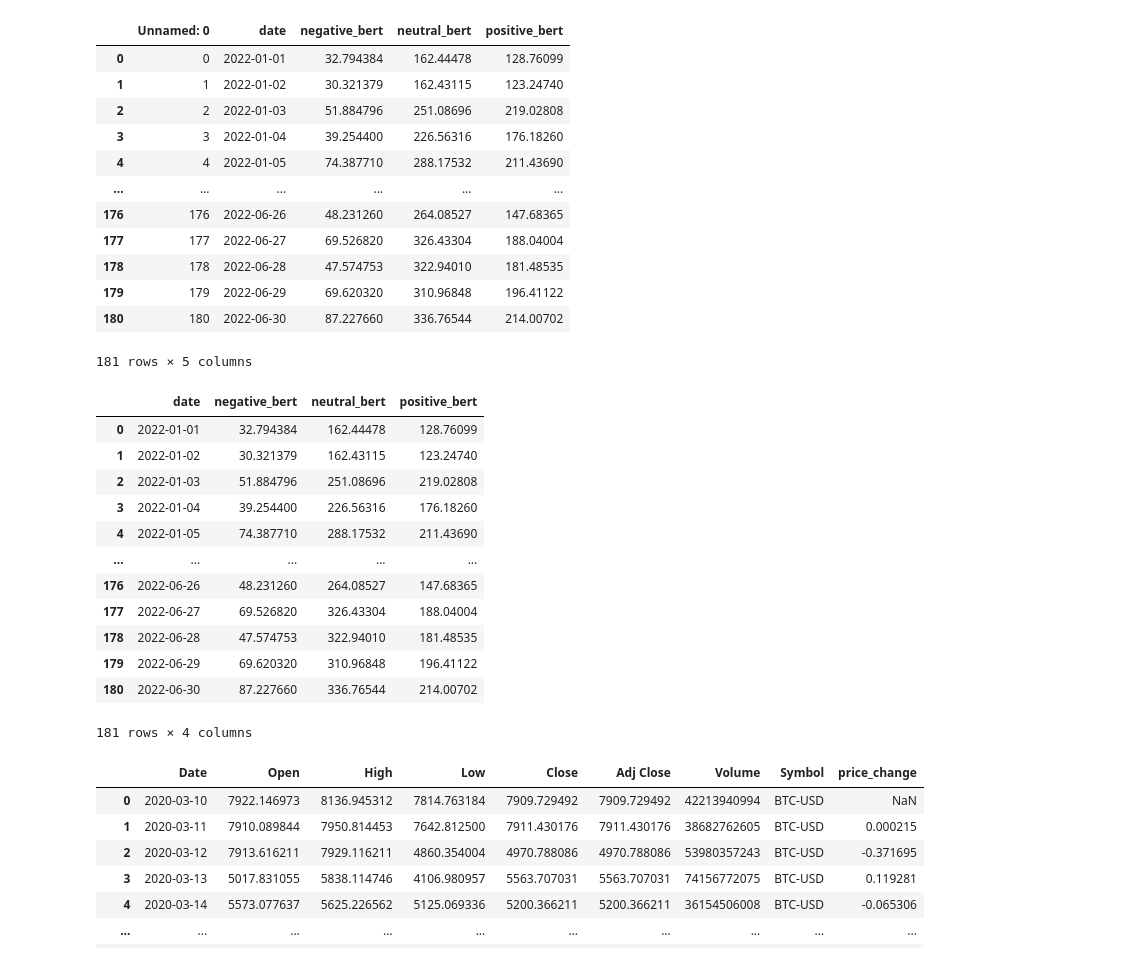
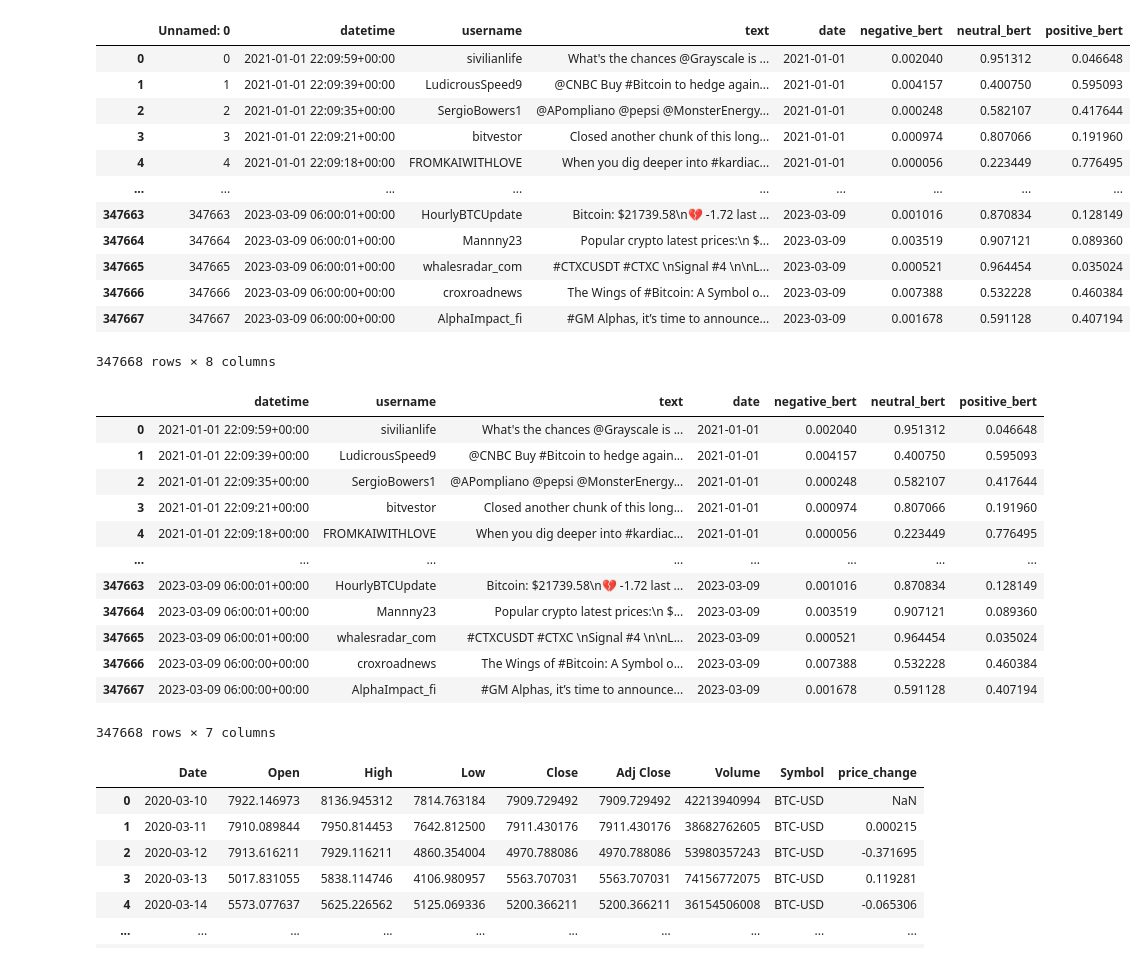
Before and after one commit to giadapi/crypto, a Jupyter notebook: trading_strategies-day2.ipynb, the cells around one changed output. Cells and saved outputs as stored; diff of their text form; code cells hidden in the pictures.

```diff
--- a/trading_strategies-day2.ipynb
+++ b/trading_strategies-day2.ipynb
@@ -20,38 +20,38 @@ pd.read_csv('raw_data/Usernames - Sheet1.csv')
 # %%
-raw_df = pd.read_csv('raw_data/2022-01-01_2022-06-30_twitter_transferlearning.csv')
+raw_df = pd.read_csv('raw_data/cleaned_tweets_without_dupes_120323.csv',lineterminator='\n')
 # raw_df = pd.read_csv('raw_data/raw_tweets_without_dupes_120323.csv', lineterminator='\n')
 raw_df
 # %% [output]
-|  | Unnamed: 0 | date | negative_bert | neutral_bert | positive_bert |
-| 0 | 0 | 2022-01-01 | 32.794384 | 162.44478 | 128.76099 |
-| 1 | 1 | 2022-01-02 | 30.321379 | 162.43115 | 123.24740 |
-| 2 | 2 | 2022-01-03 | 51.884796 | 251.08696 | 219.02808 |
-| 3 | 3 | 2022-01-04 | 39.254400 | 226.56316 | 176.18260 |
-| 4 | 4 | 2022-01-05 | 74.387710 | 288.17532 | 211.43690 |
-| ... | ... | ... | ... | ... | ... |
-| 176 | 176 | 2022-06-26 | 48.231260 | 264.08527 | 147.68365 |
-| 177 | 177 | 2022-06-27 | 69.526820 | 326.43304 | 188.04004 |
-| 178 | 178 | 2022-06-28 | 47.574753 | 322.94010 | 181.48535 |
-| 179 | 179 | 2022-06-29 | 69.620320 | 310.96848 | 196.41122 |
-| 180 | 180 | 2022-06-30 | 87.227660 | 336.76544 | 214.00702 |
+|  | Unnamed: 0 | datetime | username | text | date | negative_bert | neutral_bert | positive_bert |
+| 0 | 0 | 2021-01-01 22:09:59+00:00 | sivilianlife | What's the chances @Grayscale is ... | 2021-01-01 | 0.002040 | 0.951312 | 0.046648 |
+| 1 | 1 | 2021-01-01 22:09:39+00:00 | LudicrousSpeed9 | @CNBC Buy #Bitcoin to hedge again... | 2021-01-01 | 0.004157 | 0.400750 | 0.595093 |
+| 2 | 2 | 2021-01-01 22:09:35+00:00 | SergioBowers1 | @APompliano @pepsi @MonsterEnergy... | 2021-01-01 | 0.000248 | 0.582107 | 0.417644 |
+| 3 | 3 | 2021-01-01 22:09:21+00:00 | bitvestor | Closed another chunk of this long... | 2021-01-01 | 0.000974 | 0.807066 | 0.191960 |
+| 4 | 4 | 2021-01-01 22:09:18+00:00 | FROMKAIWITHLOVE | When you dig deeper into #kardiac... | 2021-01-01 | 0.000056 | 0.223449 | 0.776495 |
+| ... | ... | ... | ... | ... | ... | ... | ... | ... |
+| 347663 | 347663 | 2023-03-09 06:00:01+00:00 | HourlyBTCUpdate | Bitcoin: $21739.58\n💔 -1.72 last ... | 2023-03-09 | 0.001016 | 0.870834 | 0.128149 |
+| 347664 | 347664 | 2023-03-09 06:00:01+00:00 | Mannny23 | Popular crypto latest prices:\n $... | 2023-03-09 | 0.003519 | 0.907121 | 0.089360 |
+| 347665 | 347665 | 2023-03-09 06:00:01+00:00 | whalesradar_com | #CTXCUSDT #CTXC \nSignal #4 \n\nL... | 2023-03-09 | 0.000521 | 0.964454 | 0.035024 |
+| 347666 | 347666 | 2023-03-09 06:00:00+00:00 | croxroadnews | The Wings of #Bitcoin: A Symbol o... | 2023-03-09 | 0.007388 | 0.532228 | 0.460384 |
+| 347667 | 347667 | 2023-03-09 06:00:00+00:00 | AlphaImpact_fi | #GM Alphas, it’s time to announce... | 2023-03-09 | 0.001678 | 0.591128 | 0.407194 |
-181 rows × 5 columns
+347668 rows × 8 columns
 # %%
 df = raw_df.drop('Unnamed: 0',axis=1)
 df
 # %% [output]
-|  | date | negative_bert | neutral_bert | positive_bert |
-| 0 | 2022-01-01 | 32.794384 | 162.44478 | 128.76099 |
-| 1 | 2022-01-02 | 30.321379 | 162.43115 | 123.24740 |
-| 2 | 2022-01-03 | 51.884796 | 251.08696 | 219.02808 |
-| 3 | 2022-01-04 | 39.254400 | 226.56316 | 176.18260 |
-| 4 | 2022-01-05 | 74.387710 | 288.17532 | 211.43690 |
-| ... | ... | ... | ... | ... |
-| 176 | 2022-06-26 | 48.231260 | 264.08527 | 147.68365 |
-| 177 | 2022-06-27 | 69.526820 | 326.43304 | 188.04004 |
-| 178 | 2022-06-28 | 47.574753 | 322.94010 | 181.48535 |
-| 179 | 2022-06-29 | 69.620320 | 310.96848 | 196.41122 |
-| 180 | 2022-06-30 | 87.227660 | 336.76544 | 214.00702 |
+|  | datetime | username | text | date | negative_bert | neutral_bert | positive_bert |
+| 0 | 2021-01-01 22:09:59+00:00 | sivilianlife | What's the chances @Grayscale is ... | 2021-01-01 | 0.002040 | 0.951312 | 0.046648 |
+| 1 | 2021-01-01 22:09:39+00:00 | LudicrousSpeed9 | @CNBC Buy #Bitcoin to hedge again... | 2021-01-01 | 0.004157 | 0.400750 | 0.595093 |
+| 2 | 2021-01-01 22:09:35+00:00 | SergioBowers1 | @APompliano @pepsi @MonsterEnergy... | 2021-01-01 | 0.000248 | 0.582107 | 0.417644 |
+| 3 | 2021-01-01 22:09:21+00:00 | bitvestor | Closed another chunk of this long... | 2021-01-01 | 0.000974 | 0.807066 | 0.191960 |
+| 4 | 2021-01-01 22:09:18+00:00 | FROMKAIWITHLOVE | When you dig deeper into #kardiac... | 2021-01-01 | 0.000056 | 0.223449 | 0.776495 |
+| ... | ... | ... | ... | ... | ... | ... | ... |
+| 347663 | 2023-03-09 06:00:01+00:00 | HourlyBTCUpdate | Bitcoin: $21739.58\n💔 -1.72 last ... | 2023-03-09 | 0.001016 | 0.870834 | 0.128149 |
+| 347664 | 2023-03-09 06:00:01+00:00 | Mannny23 | Popular crypto latest prices:\n $... | 2023-03-09 | 0.003519 | 0.907121 | 0.089360 |
+| 347665 | 2023-03-09 06:00:01+00:00 | whalesradar_com | #CTXCUSDT #CTXC \nSignal #4 \n\nL... | 2023-03-09 | 0.000521 | 0.964454 | 0.035024 |
+| 347666 | 2023-03-09 06:00:00+00:00 | croxroadnews | The Wings of #Bitcoin: A Symbol o... | 2023-03-09 | 0.007388 | 0.532228 | 0.460384 |
+| 347667 | 2023-03-09 06:00:00+00:00 | AlphaImpact_fi | #GM Alphas, it’s time to announce... | 2023-03-09 | 0.001678 | 0.591128 | 0.407194 |
-181 rows × 4 columns
+347668 rows × 7 columns
 # %%
 def data_prep(df,btc):
 
```
Also changed, not shown: parts of 9 cells of this notebook, 4 other files.
